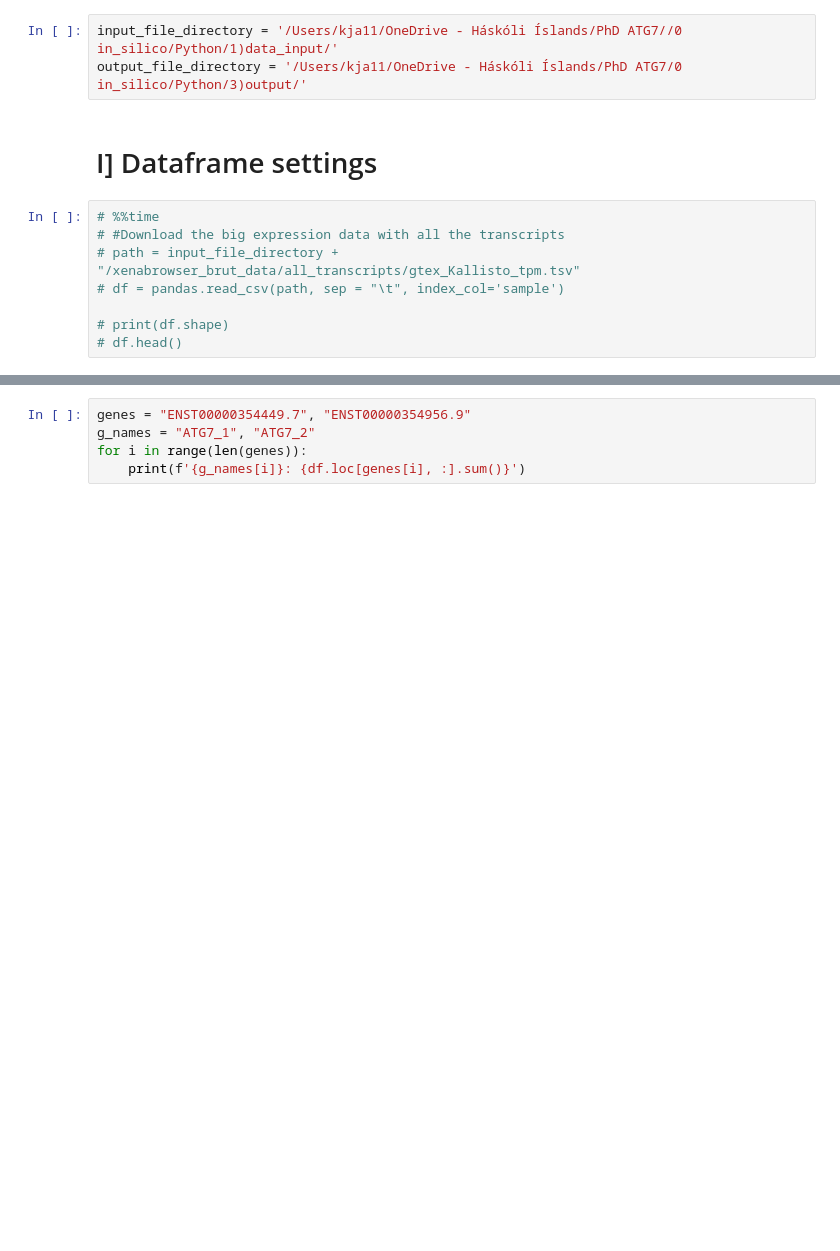
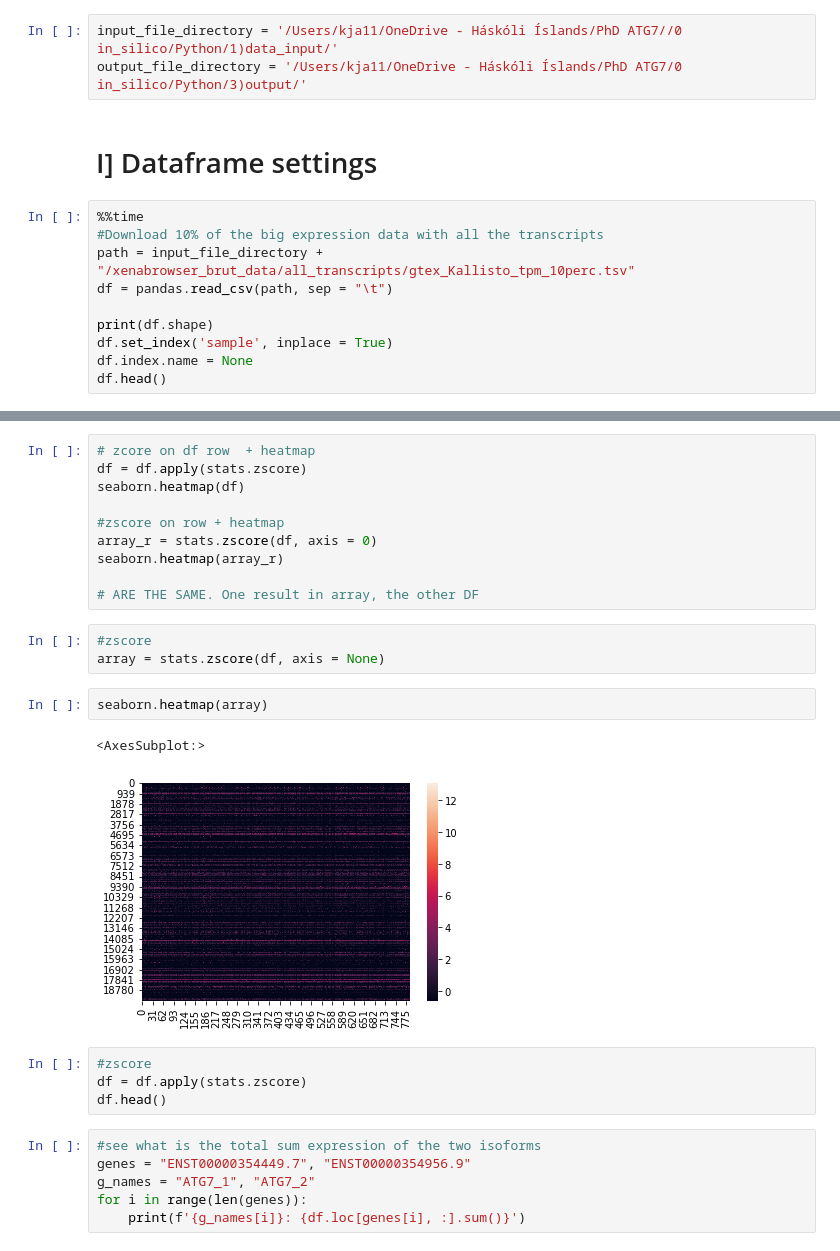
Before and after one commit to Keviosta/Article_short_isoform_ATG7_private, a Jupyter notebook: gene_expression_data_preparation/all_transcripts_gtex_data_preparation_practice_small_df.ipynb, the cells around one changed output, grey strips where cells are left out. Saved outputs shown, nothing was run; the diff lists cells and outputs as text; blank space fills up the shorter version.

```diff
--- a/gene_expression_data_preparation/all_transcripts_gtex_data_preparation_practice_small_df.ipynb
+++ b/gene_expression_data_preparation/all_transcripts_gtex_data_preparation_practice_small_df.ipynb
@@ -11,10 +12,12 @@ output_file_directory = '/Users/kja11/OneDrive - Háskóli Íslands/PhD ATG7/0 i
 # %% [markdown]
 # I] Dataframe settings
 # %%
-# %%time
-# #Download the big expression data with all the transcripts
-# path = input_file_directory + "/xenabrowser_brut_data/all_transcripts/gtex_Kallisto_tpm.tsv"
-# df = pandas.read_csv(path, sep = "\t", index_col='sample')
+%%time
+#Download 10% of the big expression data with all the transcripts
+path = input_file_directory + "/xenabrowser_brut_data/all_transcripts/gtex_Kallisto_tpm_10perc.tsv"
+df = pandas.read_csv(path, sep = "\t")
 
-# print(df.shape)
-# df.head()
+print(df.shape)
+df.set_index('sample', inplace = True)
+df.index.name = None
+df.head()
@@ -67,4 +53,27 @@ df.head()
+# %%
+# zcore on df row  + heatmap
+df = df.apply(stats.zscore)
+seaborn.heatmap(df)
+
+#zscore on row + heatmap
+array_r = stats.zscore(df, axis = 0)
+seaborn.heatmap(array_r)
+
+# ARE THE SAME. One result in array, the other DF
+# %%
+#zscore
+array = stats.zscore(df, axis = None)
+# %%
+seaborn.heatmap(array)
+# %% [output]
+<AxesSubplot:>
+[figure, added]
+# %%
+#zscore
+df = df.apply(stats.zscore)
+df.head()
 # %%
+#see what is the total sum expression of the two isoforms
 genes = "ENST00000354449.7", "ENST00000354956.9"
 g_names = "ATG7_1", "ATG7_2"
 for i in range(len(genes)):
```
Also changed, not shown: parts of 27 cells of this notebook, 2 other files.
